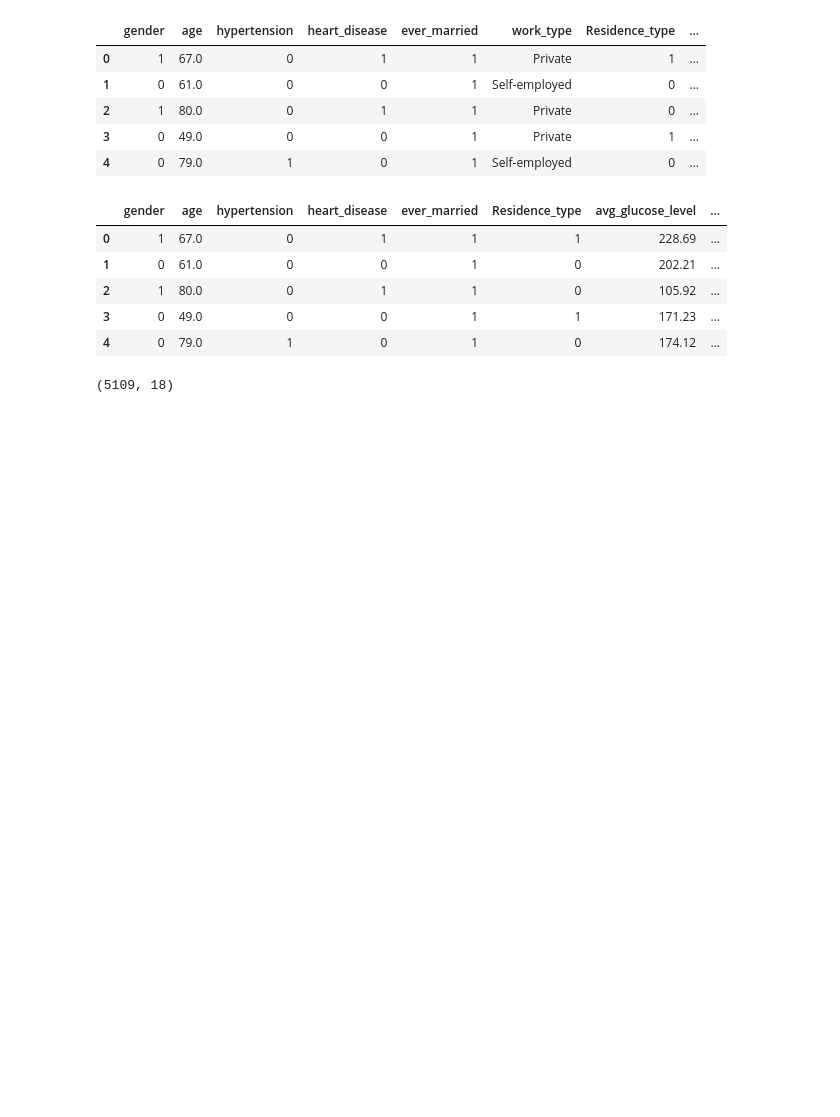
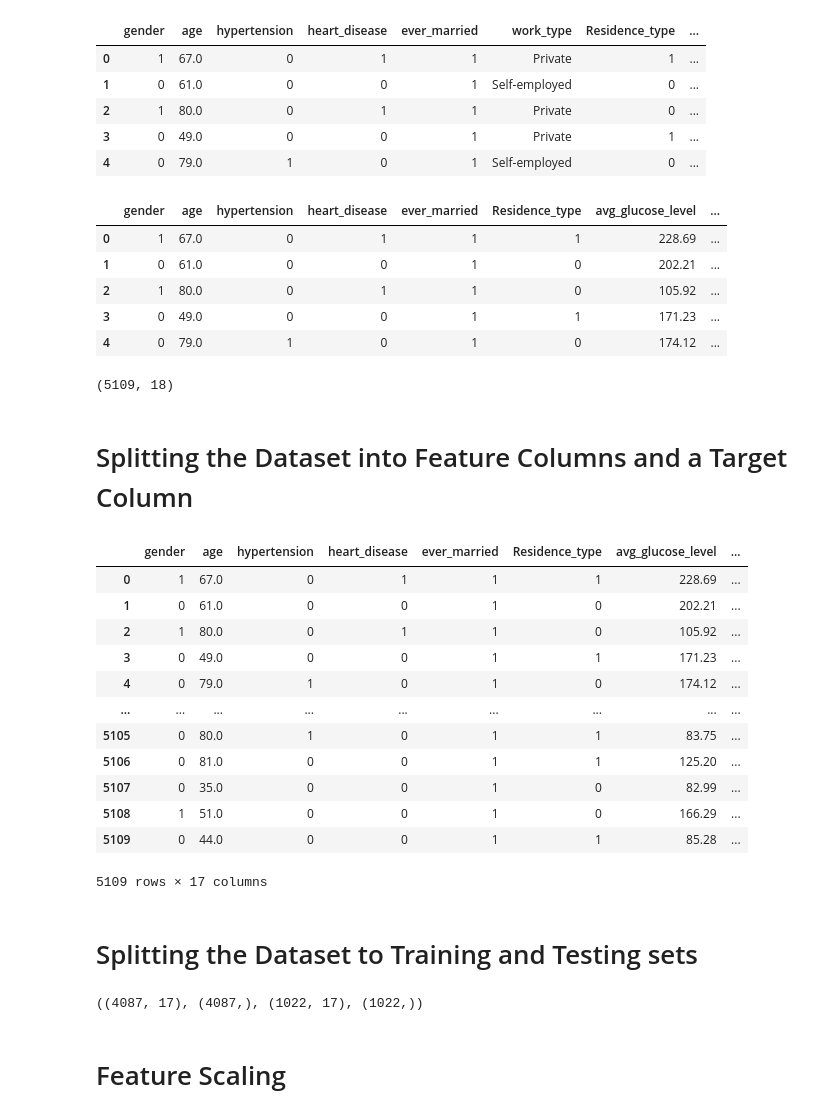
Before and after one commit to justindavin/CP468-Term-Project, a Jupyter notebook: Stroke Prediction.ipynb, the cells around one changed output. Drawn from its saved outputs; the diff is of its cells as text; code cells hidden in the pictures; blank space fills up the shorter version.

```diff
--- a/Stroke Prediction.ipynb
+++ b/Stroke Prediction.ipynb
@@ -387,3 +390,32 @@ df.head()
 df.shape
 # %% [output]
 (5109, 18)
+# %% [markdown]
+# Splitting the Dataset into Feature Columns and a Target Column
+# %%
+X = df.drop(columns=['stroke'])
+y = df['stroke']
+# %% [output]
+|  | gender | age | hypertension | heart_disease | ever_married | Residence_type | avg_glucose_level | ... |
+| 0 | 1 | 67.0 | 0 | 1 | 1 | 1 | 228.69 | ... |
+| 1 | 0 | 61.0 | 0 | 0 | 1 | 0 | 202.21 | ... |
+| 2 | 1 | 80.0 | 0 | 1 | 1 | 0 | 105.92 | ... |
+| 3 | 0 | 49.0 | 0 | 0 | 1 | 1 | 171.23 | ... |
+| 4 | 0 | 79.0 | 1 | 0 | 1 | 0 | 174.12 | ... |
+| ... | ... | ... | ... | ... | ... | ... | ... | ... |
+| 5105 | 0 | 80.0 | 1 | 0 | 1 | 1 | 83.75 | ... |
+| 5106 | 0 | 81.0 | 0 | 0 | 1 | 1 | 125.20 | ... |
+| 5107 | 0 | 35.0 | 0 | 0 | 1 | 0 | 82.99 | ... |
+| 5108 | 1 | 51.0 | 0 | 0 | 1 | 0 | 166.29 | ... |
+| 5109 | 0 | 44.0 | 0 | 0 | 1 | 1 | 85.28 | ... |
+5109 rows × 17 columns
+# %% [markdown]
+# Splitting the Dataset to Training and Testing sets
+# %%
+from sklearn.model_selection import train_test_split
+X_train, X_test, y_train, y_test = train_test_split(X, y, test_size = 0.2, random_state=777)
+X_train.shape, y_train.shape, X_test.shape, y_test.shape
+# %% [output]
+((4087, 17), (4087,), (1022, 17), (1022,))
+# %% [markdown]
+# Feature Scaling
```
Also changed, not shown: parts of 12 cells of this notebook.
